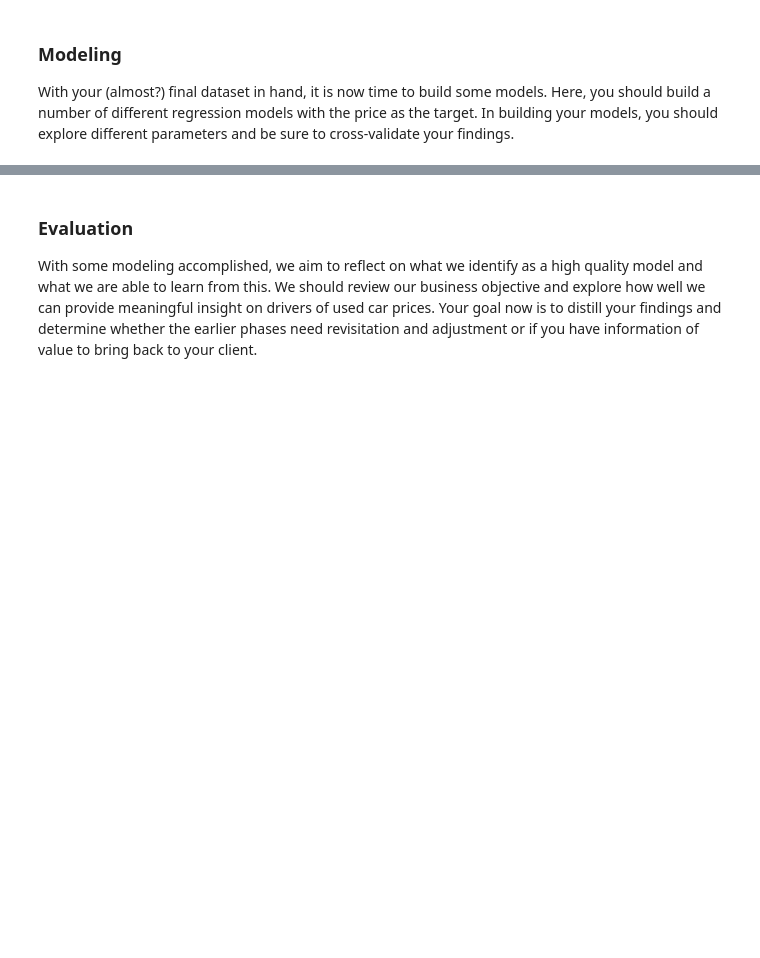
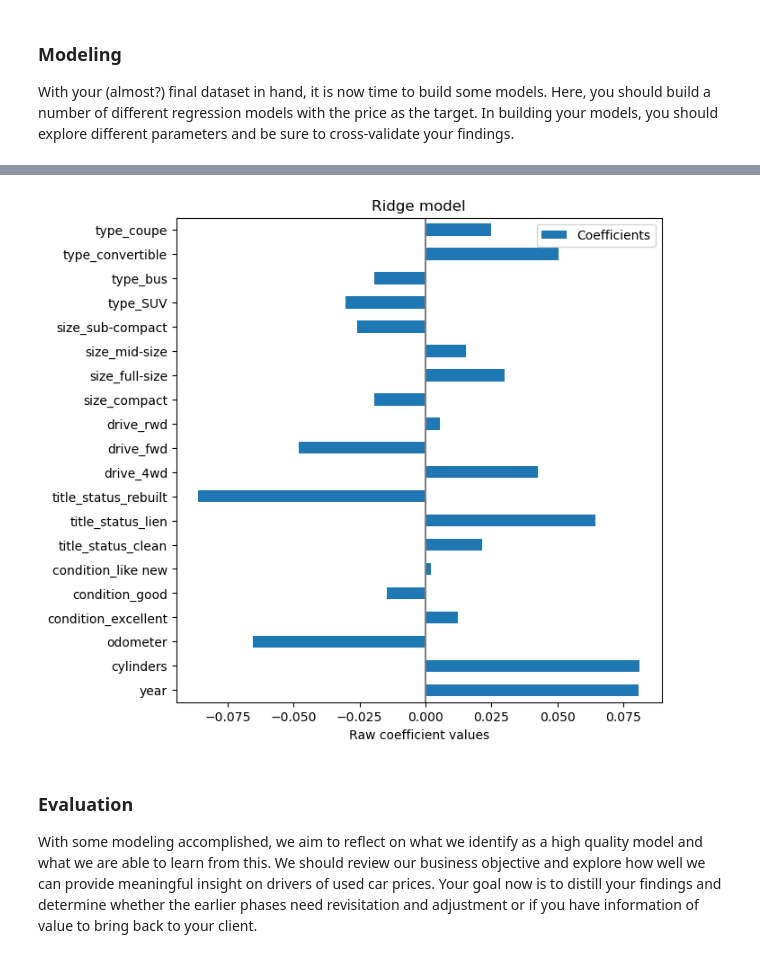
Before and after one commit to cdungca/used-cars, a Jupyter notebook: prompt_II.ipynb, the cells around one changed output, grey strips where cells are left out. Drawn from its saved outputs; the diff is of its cells as text; code cells hidden in the pictures; blank space fills up the shorter version.

Commit message:
Completed ridge model

```diff
--- a/prompt_II.ipynb
+++ b/prompt_II.ipynb
@@ -157,6 +167,10 @@ cars = cars[cars['title_status'] != 'parts only']
 cars = cars[cars['title_status'] != 'salvage']
 # condition in good, excellent, like new
 cars = cars[(cars['condition'] == 'good') | (cars['condition'] == 'excellent') | (cars['condition'] == 'like new')]
+# since there's only one value in these columns, we will remove them
+cars = cars.drop('fuel', axis=1)
+cars = cars.drop('transmission', axis=1)
+cars = cars.drop('model', axis=1)
 # %%
 # check value_counts for non numeric columns
 non_numeric_columns = cars.select_dtypes(exclude=['int64', 'float64']).columns
@@ -204,3 +217,8 @@ plt.show()
 ### Modeling
 
 With your (almost?) final dataset in hand, it is now time to build some models.  Here, you should build a number of different regression models with the price as the target.  In building your models, you should explore different parameters and be sure to cross-validate your findings.
+# %%
+# Create X and y dataframes and split data into training and test sets
+X = cars.drop('price', axis=1)
+y = cars['price']
+X_train, X_test, y_train, y_test = train_test_split(X, y, test_size=0.2, random_state=42)
@@ -206,0 +281,26 @@ With your (almost?) final dataset in hand, it is now time to build some models.
+# %%
+param_dict = {'classifier__regressor__alpha': [0.001, 0.1, 1.0, 10.0, 100.0, 1000.0]}
+# %%
+grid_1 = GridSearchCV(pipe, param_grid=param_dict)
+grid_1.fit(X_train, y_train)
+
+feature_names = grid_1.best_estimator_.named_steps['preprocessor'].get_feature_names_out()
+
+coefs = pd.DataFrame(
+    grid_1.best_estimator_.named_steps['classifier'].regressor_.coef_,
+    columns=["Coefficients"],
+    index=feature_names,
+)
+
+coefs.sort_values(by="Coefficients", key=abs, ascending=False).head(20)
+
+train_preds = grid_1.predict(X_train)
+test_preds = grid_1.predict(X_test)
+model_1_train_mse = mean_squared_error(y_train, train_preds)
+model_1_test_mse = mean_squared_error(y_test, test_preds)
+model_1_best_alpha = grid_1.best_params_
+
+
+print(f'coef: {coefs}')
+print(f'Test MSE: {model_1_test_mse}')
+print(f'Best Alpha: {list(model_1_best_alpha.values())[0]}')
@@ -207,3 +324,11 @@ With your (almost?) final dataset in hand, it is now time to build some models.
+# %%
+coefs.head(20).plot.barh(figsize=(9, 7))
+plt.title("Ridge model")
+plt.axvline(x=0, color=".5")
+plt.xlabel("Raw coefficient values")
+plt.subplots_adjust(left=0.3)
+# %% [output]
+[figure, added]
 # %% [markdown]
 ### Evaluation
 
```
Also changed, not shown: parts of 9 cells of this notebook.
